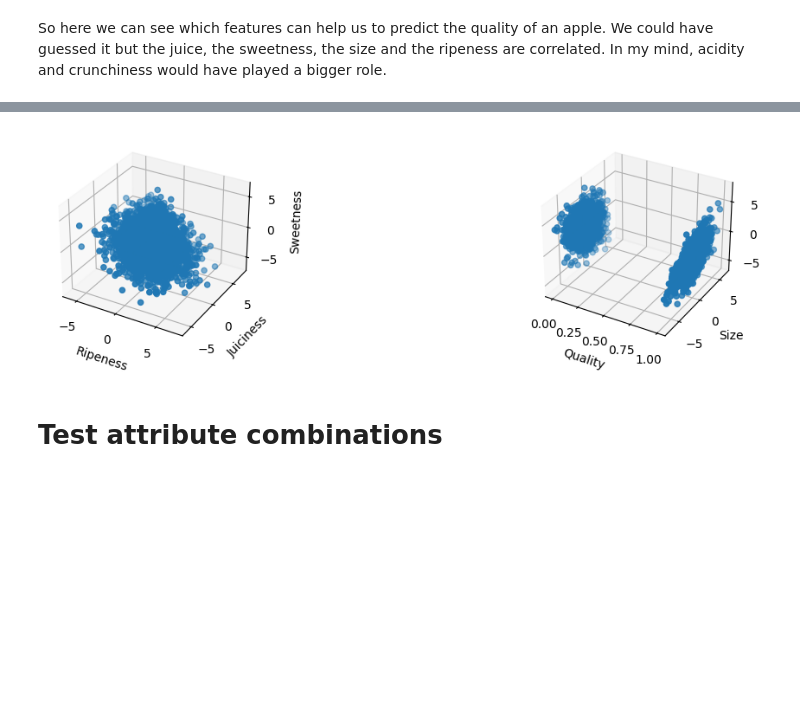
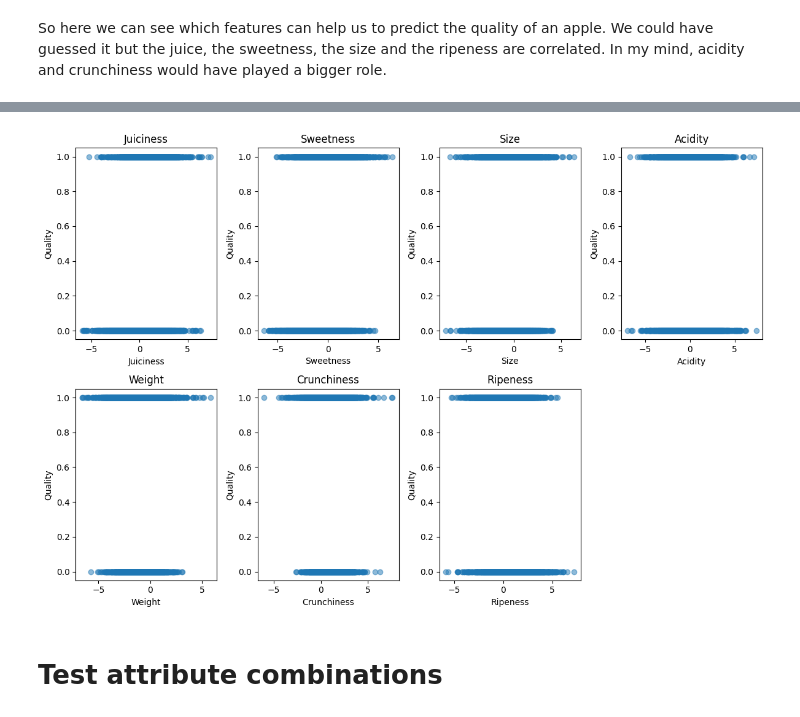
Before and after one commit to AntoBrgt/Apple_quality, a Jupyter notebook: apple_quality.ipynb, the cells around one changed output, grey strips where cells are left out. Saved outputs shown, nothing was run; the diff lists cells and outputs as text; code cells hidden in the pictures; blank space fills up the shorter version.

```diff
--- a/apple_quality.ipynb
+++ b/apple_quality.ipynb
@@ -292,26 +335,20 @@ array([[<Axes: xlabel='Quality', ylabel='Quality'>,
-# %%
-import matplotlib.pyplot as plt
-from mpl_toolkits.mplot3d import Axes3D
-
-# Création de la figure
-fig = plt.figure(figsize=(12, 8))
-fig.subplots_adjust(hspace=0.5, wspace=0.5)
-
-# Liste des combinaisons de variables
-combinations = [("Ripeness", "Juiciness", "Sweetness"),
-                ("Quality", "Size", "Ripeness")]
-
-# Boucle sur les combinaisons pour créer les graphiques 3D
-for i, combo in enumerate(combinations, start=1):
-    ax = fig.add_subplot(2, 2, i, projection='3d')
-    ax.scatter(apple_train[combo[0]], apple_train[combo[1]], apple_train[combo[2]])
-    ax.set_xlabel(combo[0])
-    ax.set_ylabel(combo[1])
-    ax.set_zlabel(combo[2])
-
-plt.show()
-# %% [output]
-[figure, removed]
+# %%
+import matplotlib.pyplot as plt
+
+# Tracer des scatter plots pour chaque caractéristique par rapport à la qualité
+features = ['Juiciness', 'Sweetness', 'Size', 'Acidity', 'Weight', 'Crunchiness', 'Ripeness']
+
+plt.figure(figsize=(12, 8))
+for i, feature in enumerate(features, 1):
+    plt.subplot(2, 4, i)
+    plt.scatter(apple_train[feature], apple_train['Quality'], alpha=0.5)
+    plt.title(feature)
+    plt.xlabel(feature)
+    plt.ylabel('Quality')
+plt.tight_layout()
+plt.show()
+# %% [output]
+[figure, added]
 # %% [markdown]
 # Test attribute combinations
 # %%
```
Also changed, not shown: parts of 34 cells of this notebook, 1 other file.
